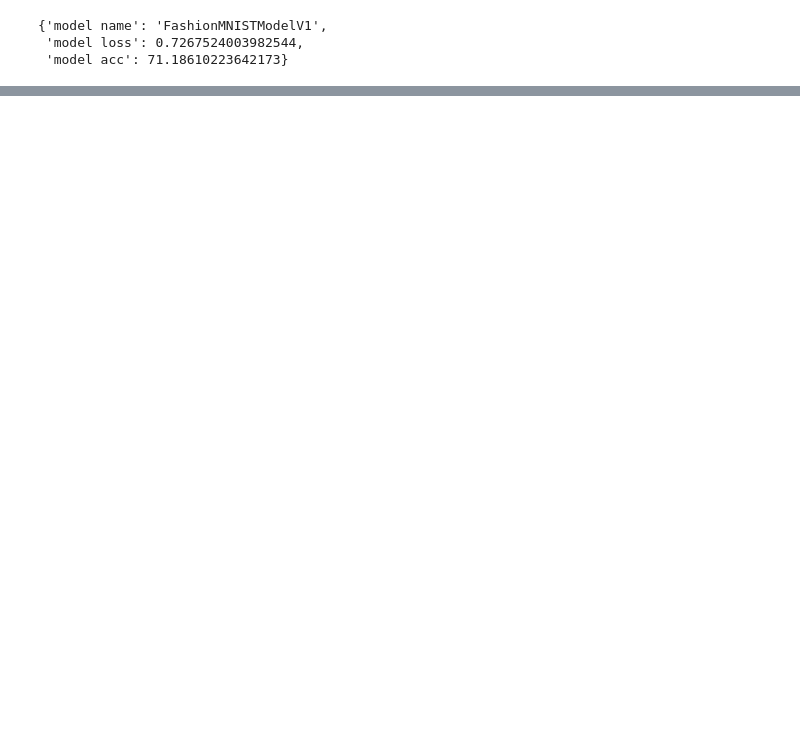
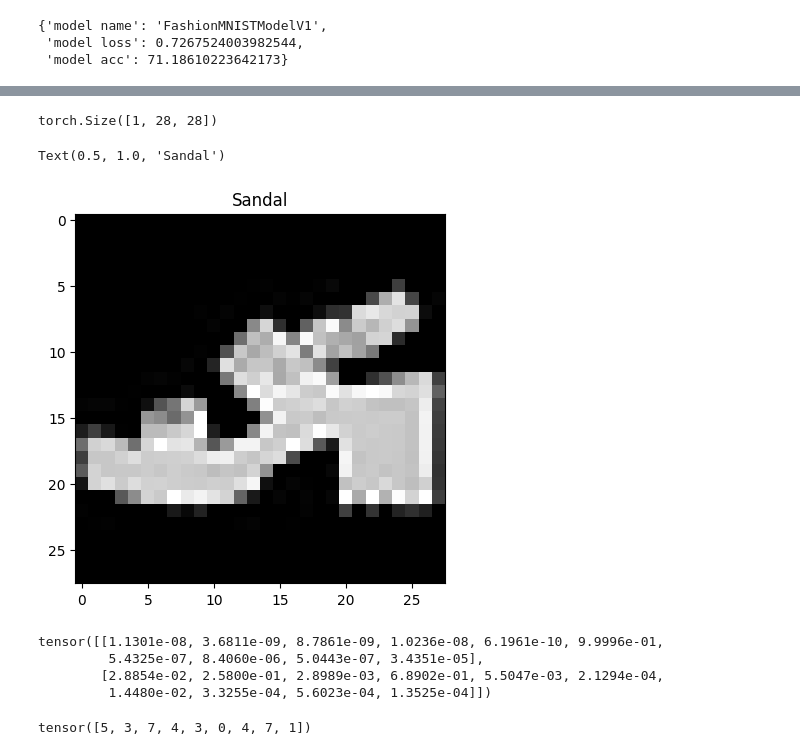
Before and after one commit to govind527/Pytorch_Practice, a Jupyter notebook: pytorch_computer_vision.ipynb, the cells around one changed output, grey strips where cells are left out. Cells and saved outputs as stored; diff of their text form; code cells hidden in the pictures; blank space fills up the shorter version.

```diff
--- a/pytorch_computer_vision.ipynb
+++ b/pytorch_computer_vision.ipynb
@@ -606,0 +814,47 @@ model_0_results
+# %%
+def make_predition(model:torch.nn.Module,
+                   data:list,
+                   device:torch.device=device):
+  pred_probs=[]
+  model.to(device)
+  model.eval()
+  with torch.inference_mode():
+    for sample in data:
+      sample=torch.unsqueeze(sample,dim=0).to(device)
+      pred_logit=model(sample)
+      pred_prob=torch.softmax(pred_logit.squeeze(),dim=0)
+
+      pred_probs.append(pred_prob.cpu())
+  return torch.stack(pred_probs)
+
+
+import random
+random.seed(42)
+test_samples=[]
+test_labels=[]
+for sample,label in random.sample(list(test_data),k=9):
+  test_samples.append(sample)
+  test_labels.append(label)
+test_samples[0].shape
+# %% [output]
+torch.Size([1, 28, 28])
+# %%
+plt.imshow(test_samples[0].squeeze(),cmap='gray')
+plt.title(class_names[test_labels[0]])
+# %% [output]
+Text(0.5, 1.0, 'Sandal')
+[figure, added]
+# %%
+pred_probs=make_predition(model=model_2,data=test_samples)
+
+pred_probs[:2]
+# %% [output]
+tensor([[1.1301e-08, 3.6811e-09, 8.7861e-09, 1.0236e-08, 6.1961e-10, 9.9996e-01,
+         5.4325e-07, 8.4060e-06, 5.0443e-07, 3.4351e-05],
+        [2.8854e-02, 2.5800e-01, 2.8989e-03, 6.8902e-01, 5.5047e-03, 2.1294e-04,
+         1.4480e-02, 3.3255e-04, 5.6023e-04, 1.3525e-04]])
+# %%
+pred_classes=pred_probs.argmax(dim=1)
+pred_classes
+# %% [output]
+tensor([5, 3, 7, 4, 3, 0, 4, 7, 1])
```
Also changed, not shown: parts of 20 cells of this notebook.
